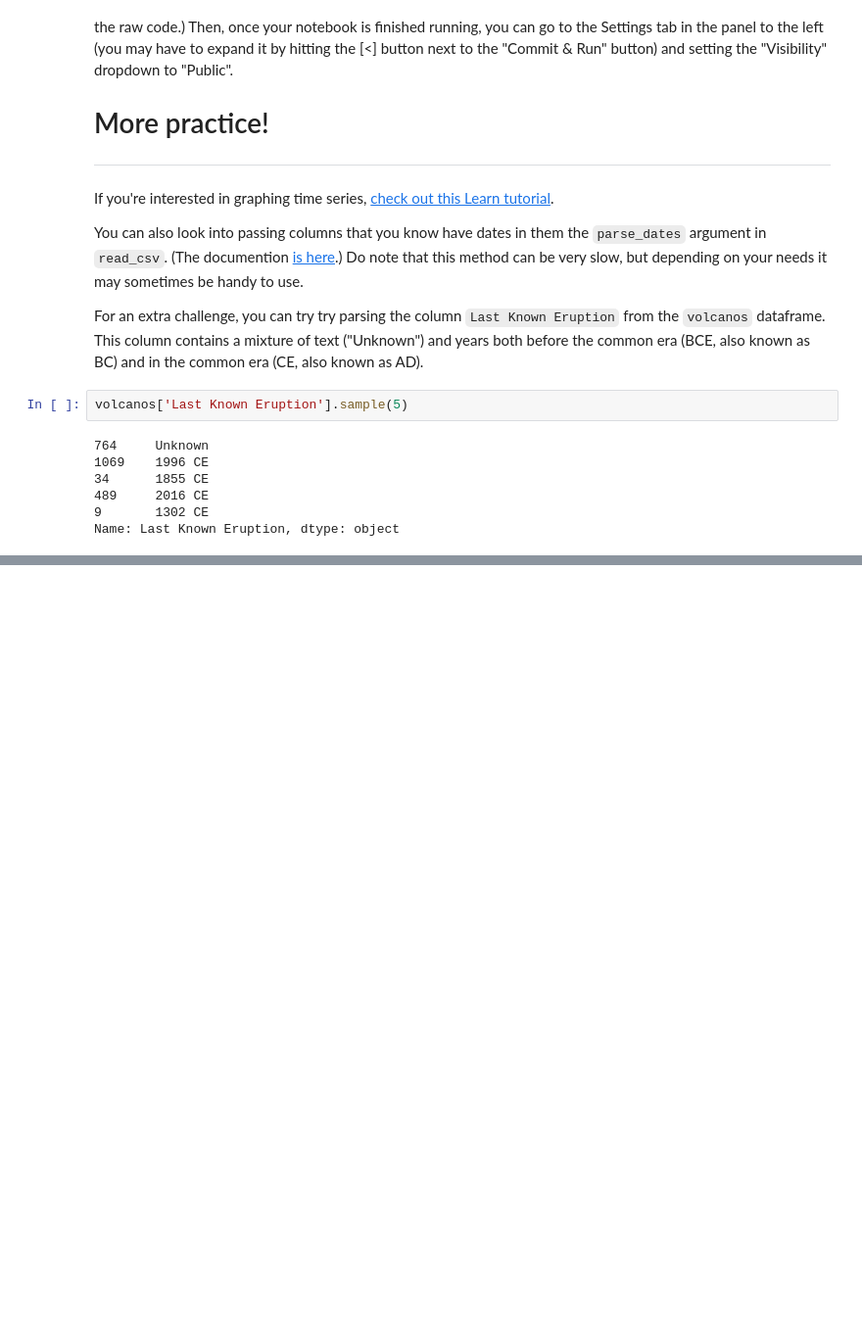
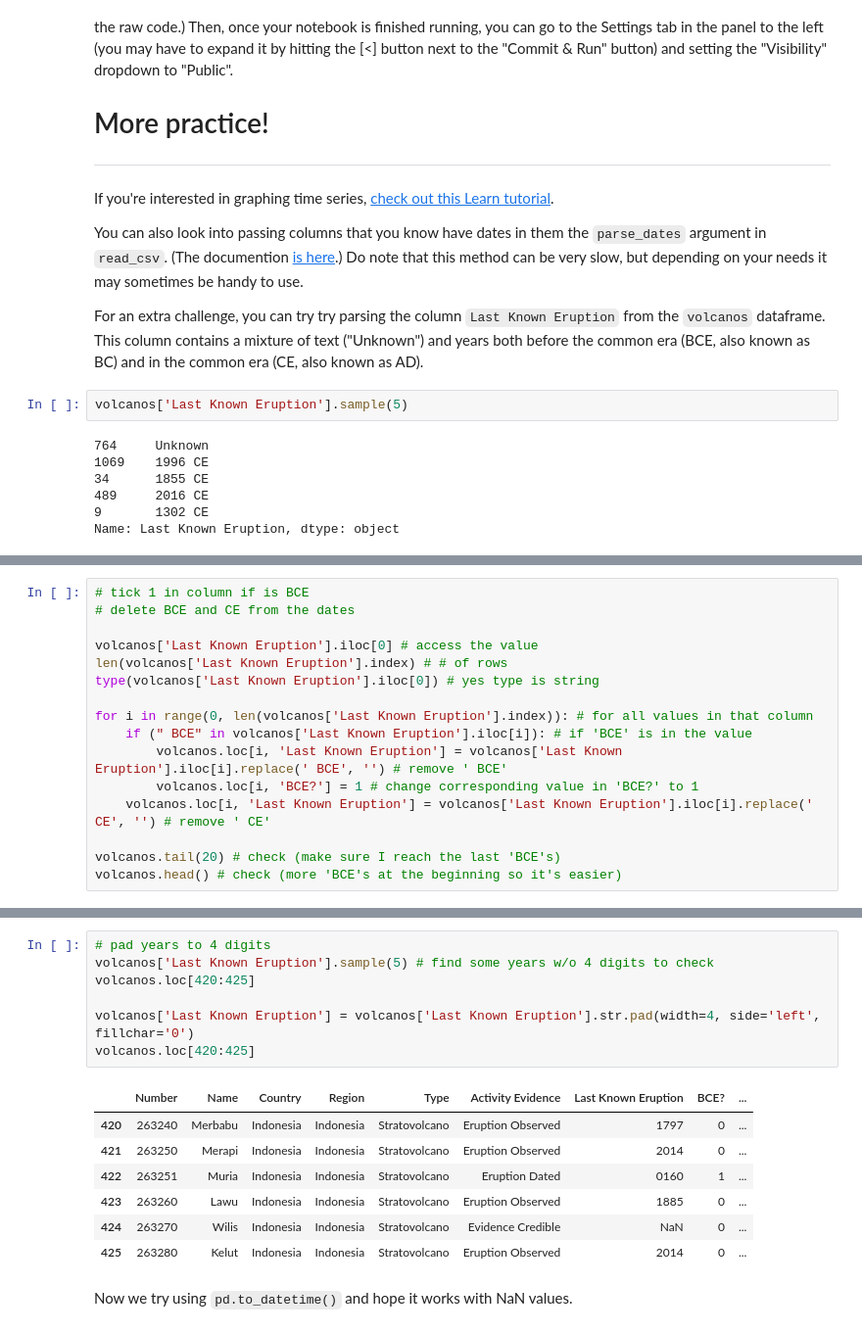
Before and after one commit to ijessicachen/introdatascience, a Jupyter notebook: 2-Working-With-Data/08-data-preparation/datacleaning-parsingdates.ipynb, the cells around one changed output, grey strips where cells are left out. Shown at 98% size. Saved outputs shown, nothing was run; the diff lists cells and outputs as text; blank space fills up the shorter version.

Commit message:
Kaggle Notebook | datacleaning_parsingdates | 0.6 (volcanos issues)

````diff
--- a/2-Working-With-Data/08-data-preparation/datacleaning-parsingdates.ipynb
+++ b/2-Working-With-Data/08-data-preparation/datacleaning-parsingdates.ipynb
@@ -285,0 +301,16 @@ strftime() does not have a way to deal with BCE dates
+# %%
+# tick 1 in column if is BCE
+# delete BCE and CE from the dates
+
+volcanos['Last Known Eruption'].iloc[0] # access the value
+len(volcanos['Last Known Eruption'].index) # # of rows
+type(volcanos['Last Known Eruption'].iloc[0]) # yes type is string
+
+for i in range(0, len(volcanos['Last Known Eruption'].index)): # for all values in that column
+    if (" BCE" in volcanos['Last Known Eruption'].iloc[i]): # if 'BCE' is in the value
+        volcanos.loc[i, 'Last Known Eruption'] = volcanos['Last Known Eruption'].iloc[i].replace(' BCE', '') # remove ' BCE'
+        volcanos.loc[i, 'BCE?'] = 1 # change corresponding value in 'BCE?' to 1
+    volcanos.loc[i, 'Last Known Eruption'] = volcanos['Last Known Eruption'].iloc[i].replace(' CE', '') # remove ' CE'
+
+volcanos.tail(20) # check (make sure I reach the last 'BCE's)
+volcanos.head() # check (more 'BCE's at the beginning so it's easier)
@@ -314,0 +335,17 @@ volcanos.head()
+# %%
+# pad years to 4 digits
+volcanos['Last Known Eruption'].sample(5) # find some years w/o 4 digits to check
+volcanos.loc[420:425]
+
+volcanos['Last Known Eruption'] = volcanos['Last Known Eruption'].str.pad(width=4, side='left', fillchar='0')
+volcanos.loc[420:425]
+# %% [output]
+|  | Number | Name | Country | Region | Type | Activity Evidence | Last Known Eruption | BCE? | ... |
+| 420 | 263240 | Merbabu | Indonesia | Indonesia | Stratovolcano | Eruption Observed | 1797 | 0 | ... |
+| 421 | 263250 | Merapi | Indonesia | Indonesia | Stratovolcano | Eruption Observed | 2014 | 0 | ... |
+| 422 | 263251 | Muria | Indonesia | Indonesia | Stratovolcano | Eruption Dated | 0160 | 1 | ... |
+| 423 | 263260 | Lawu | Indonesia | Indonesia | Stratovolcano | Eruption Observed | 1885 | 0 | ... |
+| 424 | 263270 | Wilis | Indonesia | Indonesia | Stratovolcano | Evidence Credible | NaN | 0 | ... |
+| 425 | 263280 | Kelut | Indonesia | Indonesia | Stratovolcano | Eruption Observed | 2014 | 0 | ... |
+# %% [markdown]
+Now we try using ```pd.to_datetime()``` and hope it works with NaN values.
````
Also changed, not shown: parts of 6 cells of this notebook.
